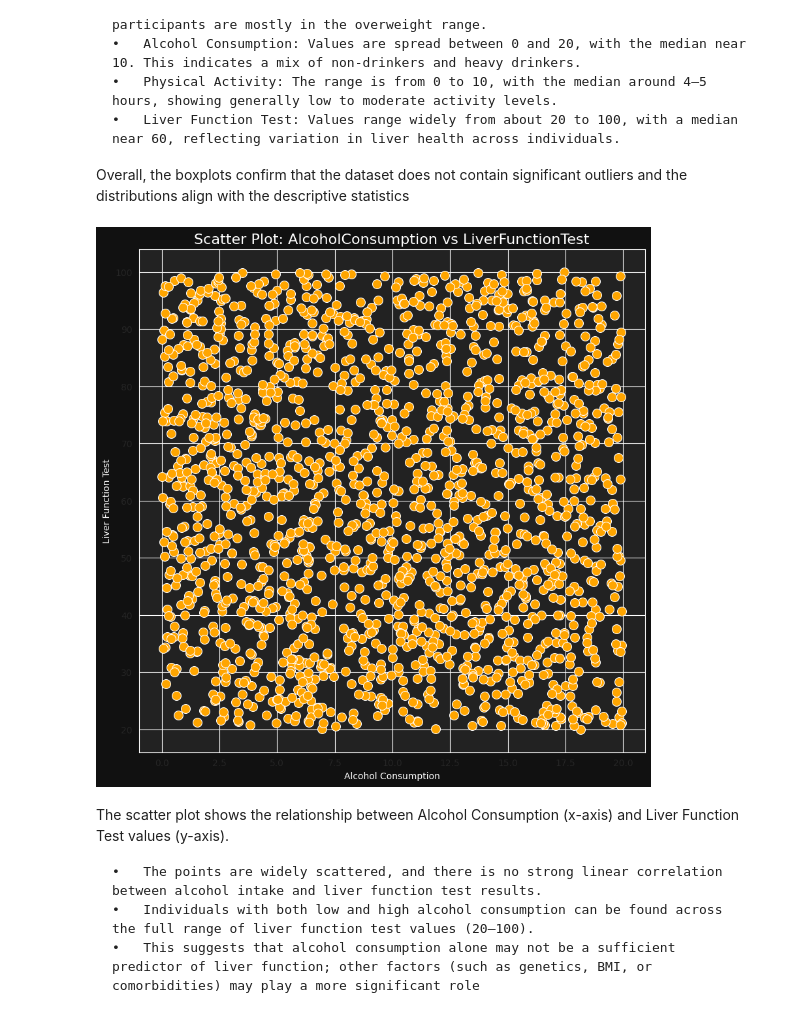
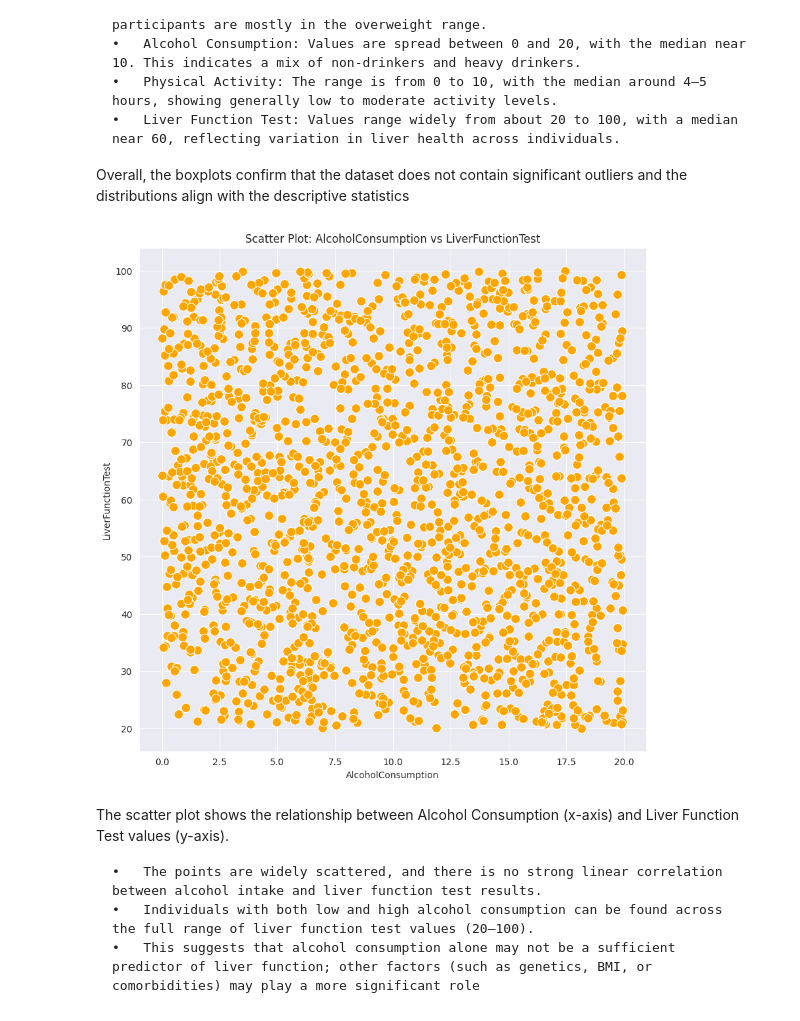
Before and after one commit to Joudmoq/IT326-LiverDisease-Prediction, a Jupyter notebook: Phase2.ipynb, the cells around one changed output. Saved outputs shown, nothing was run; the diff lists cells and outputs as text; code cells hidden in the pictures.

```diff
--- a/Phase2.ipynb
+++ b/Phase2.ipynb
@@ -122,19 +104,16 @@ The boxplots display the distribution of the numerical attributes: Age, BMI, Alc
 
 Overall, the boxplots confirm that the dataset does not contain significant outliers and the distributions align with the descriptive statistics
 # %%
-import matplotlib.pyplot as plt # Re-import matplotlib.pyplot
 plt.figure(figsize=(10,10))
 sns.set_style("darkgrid")
 sns.scatterplot(x='AlcoholConsumption', y='LiverFunctionTest', data=df,color='orange',s=100,edgecolor='white')
-#plt.title("Scatter Plot: AlcoholConsumption vs LiverFunctionTest")
-plt.title("Scatter Plot: AlcoholConsumption vs LiverFunctionTest", fontsize=16, color='white')
-plt.xlabel("Alcohol Consumption", color='white')
-plt.ylabel("Liver Function Test", color='white')
-plt.gca().set_facecolor("#222222")   # chart area
-plt.gcf().set_facecolor("#111111")
+plt.title("Scatter Plot: AlcoholConsumption vs LiverFunctionTest")
+
+
+
 plt.show()
 # %% [output]
-[figure, old version]
+[figure, new version]
 # %% [markdown]
 The scatter plot shows the relationship between Alcohol Consumption (x-axis) and Liver Function Test values (y-axis).
 
```
Also changed, not shown: parts of 7 cells of this notebook.
